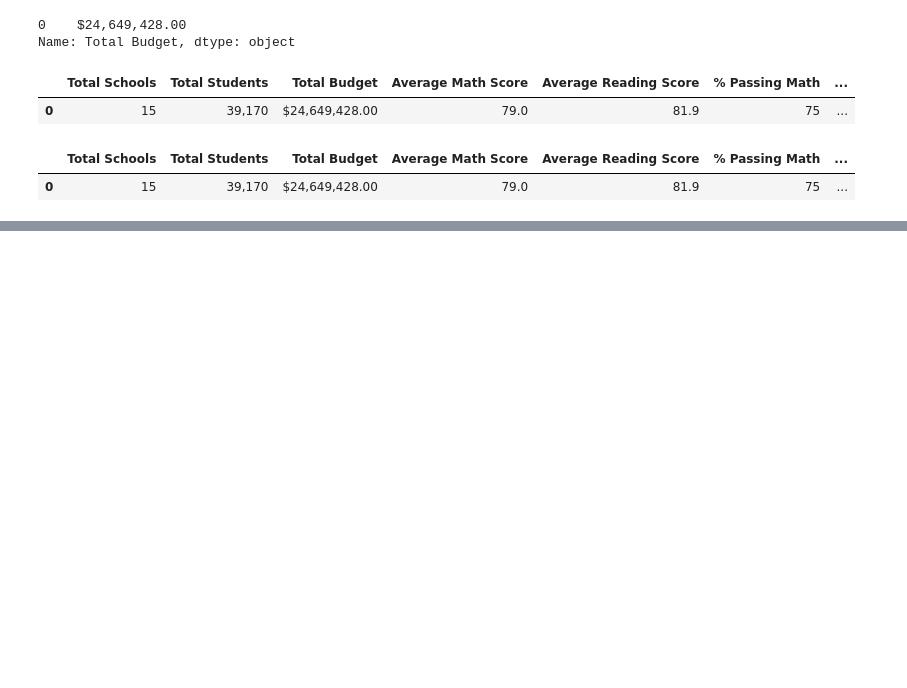
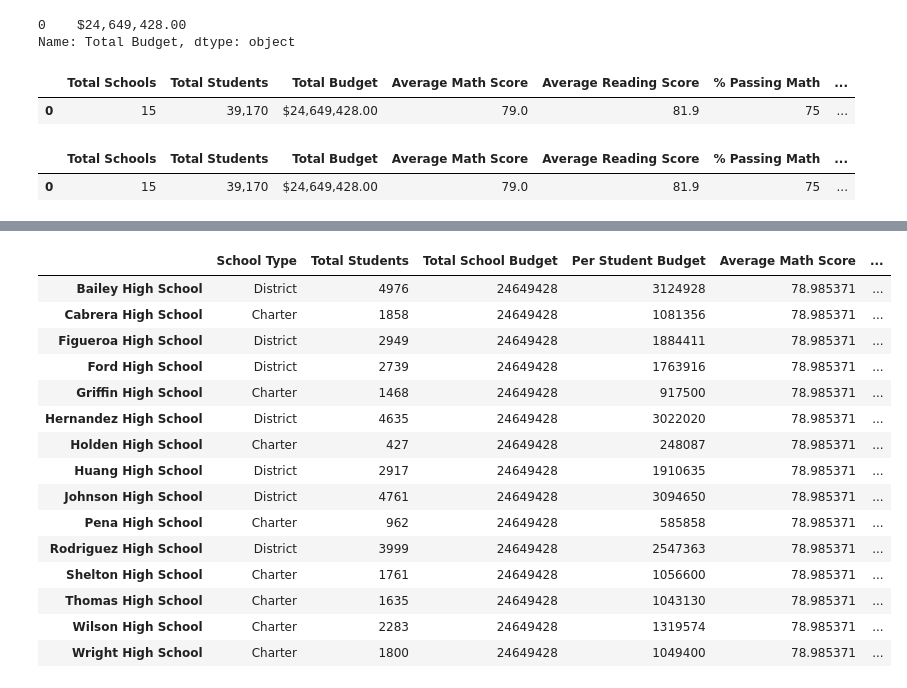
Before and after one commit to Izhakfc/School_District_Analysis, a Jupyter notebook: PyCitySchools.ipynb, the cells around one changed output, grey strips where cells are left out. Drawn from its saved outputs; the diff is of its cells as text; code cells hidden in the pictures; blank space fills up the shorter version.

```diff
--- a/PyCitySchools.ipynb
+++ b/PyCitySchools.ipynb
@@ -361,0 +601,5 @@ district_summary_df
+# %%
+# Calculate the passing scores by creating a filtered DataFrame.
+per_school_passing_math = school_data_complete_df[(school_data_complete_df["math_score"] >= 70)]
+
+per_school_passing_reading = school_data_complete_df[(school_data_complete_df["reading_score"] >= 70)]
@@ -361,0 +622,10 @@ district_summary_df
+# %%
+# Calculate the number of students passing math and passing reading by school.
+per_school_passing_math = per_school_passing_math.groupby(["school_name"]).count()["student_name"]
+
+per_school_passing_reading = per_school_passing_reading.groupby(["school_name"]).count()["student_name"]
+# %%
+# Calculate the percentage of passing math and reading scores per school.
+per_school_passing_math = per_school_passing_math / per_school_counts * 100
+
+per_school_passing_reading = per_school_passing_reading / per_school_counts * 100
@@ -361,0 +669,31 @@ district_summary_df
+# %%
+# Adding a list of values with keys to create a new DataFrame.
+
+per_school_summary_df = pd.DataFrame({"School Type" : per_school_types,
+                                      "Total Students" : per_school_counts,
+                                      "Total School Budget" : total_budget,
+                                      "Per Student Budget" : per_school_budget,
+                                      "Average Math Score" : average_math_score,
+                                      "Average Reading" : average_reading_score,
+                                      "% Passing Math" : per_school_passing_math,
+                                      "% Passing Reading" : per_school_passing_reading,
+                                      "% Overall Passing" : overall_passing_math_reading_count})
+# %%
+per_school_summary_df
+# %% [output]
+|  | School Type | Total Students | Total School Budget | Per Student Budget | Average Math Score | ... |
+| Bailey High School | District | 4976 | 24649428 | 3124928 | 78.985371 | ... |
+| Cabrera High School | Charter | 1858 | 24649428 | 1081356 | 78.985371 | ... |
+| Figueroa High School | District | 2949 | 24649428 | 1884411 | 78.985371 | ... |
+| Ford High School | District | 2739 | 24649428 | 1763916 | 78.985371 | ... |
+| Griffin High School | Charter | 1468 | 24649428 | 917500 | 78.985371 | ... |
+| Hernandez High School | District | 4635 | 24649428 | 3022020 | 78.985371 | ... |
+| Holden High School | Charter | 427 | 24649428 | 248087 | 78.985371 | ... |
+| Huang High School | District | 2917 | 24649428 | 1910635 | 78.985371 | ... |
+| Johnson High School | District | 4761 | 24649428 | 3094650 | 78.985371 | ... |
+| Pena High School | Charter | 962 | 24649428 | 585858 | 78.985371 | ... |
+| Rodriguez High School | District | 3999 | 24649428 | 2547363 | 78.985371 | ... |
+| Shelton High School | Charter | 1761 | 24649428 | 1056600 | 78.985371 | ... |
+| Thomas High School | Charter | 1635 | 24649428 | 1043130 | 78.985371 | ... |
+| Wilson High School | Charter | 2283 | 24649428 | 1319574 | 78.985371 | ... |
+| Wright High School | Charter | 1800 | 24649428 | 1049400 | 78.985371 | ... |
```
Also changed, not shown: parts of 20 cells of this notebook.
